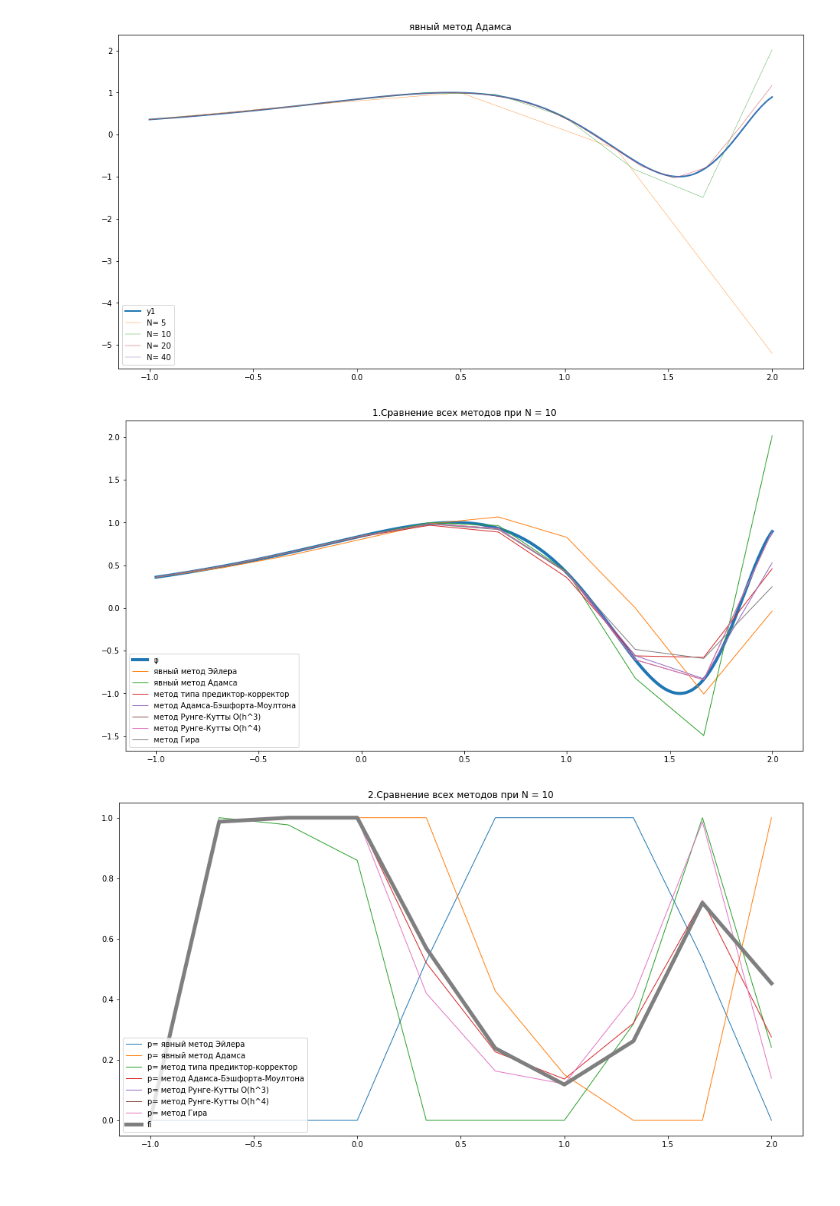
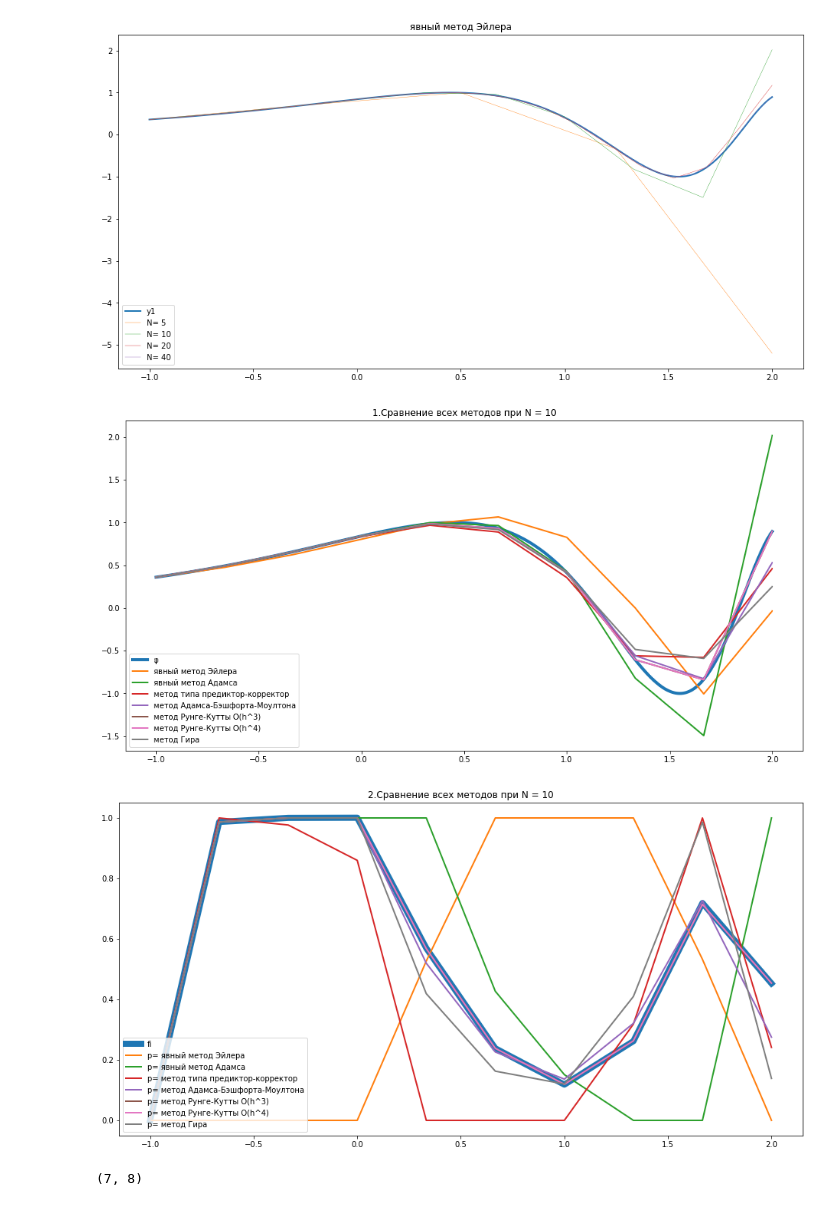
Before and after one commit to Raser23/CalculationMethods2019_1, a Jupyter notebook: All.ipynb, the cells around one changed output. Cells and saved outputs as stored; diff of their text form; code cells hidden in the pictures.

```diff
--- a/All.ipynb
+++ b/All.ipynb
@@ -18,6 +18,10 @@ def dfi(x):
 
 def f(x, y):
     return dfi(x) + k * (y - fi(x))
+
+
+def fi_m(x, initial_y, f):
+    return fi(x)
 # %%
 class Method:
     def __init__(self, x0,xN,k,N, method_f,p,
@@ -77,13 +87,22 @@ k = 0
 x0 = -1
 xN = 2
 
-euler_method = Method(x0,xN,k,N,euler,1, name = 'явный метод Эйлера')
-adams_method = Method(x0,xN,k,N,adams,4, name = 'явный метод Адамса')
-pc_method = Method(x0,xN,k,N,pred_corr,2, name = 'метод типа предиктор-корректор', is_iter = True, _lambda = 0.01)
-abm_method = Method(x0,xN,k,N,abm,4, name = 'метод Адамса-Бэшфорта-Моултона')
-rka_method = Method(x0,xN,k,N,rk_a,3, name = 'метод Рунге-Кутты O(h^3)')
-rkb_method = Method(x0,xN,k,N,rk_b,4, name = 'метод Рунге-Кутты O(h^4)')
-gir_method = Method(x0,xN,k,N,gir,4,require_additional = True, fi = fi,dfi= dfi, name = 'метод Гира')
+fi_method = Method(x0,xN,0,N,fi_m,1, name = 'Исходная функция')
+euler_method = Method(x0,xN,k,N,euler,1, name = 'явный метод Эйлера', y_num_to_start = 1)
+adams_method = Method(x0,xN,k,N,adams,4, name = 'явный метод Адамса', y_num_to_start = 4)
+pc_method = Method(x0,xN,k,N,pred_corr,2, name = 'метод типа предиктор-корректор', is_iter = True, _lambda = 0.01, y_num_to_start = 1)
+abm_method = Method(x0,xN,k,N,abm,4, name = 'метод Адамса-Бэшфорта-Моултона', y_num_to_start = 4, starter = fi_method)
+rka_method = Method(x0,xN,k,N,rk_a,3, name = 'метод Рунге-Кутты O(h^3)', y_num_to_start = 1)
+rkb_method = Method(x0,xN,k,N,rk_b,4, name = 'метод Рунге-Кутты O(h^4)', y_num_to_start = 1)
+gir_method = Method(x0,xN,k,N,gir,4,require_additional = True, fi = fi,dfi= dfi, name = 'метод Гира', y_num_to_start = 4)
+
+euler_method.starter = fi_method
+adams_method.starter = rkb_method
+pc_method.starter = fi_method
+abm_method.starter = rkb_method
+rka_method.starter =  fi_method
+rkb_method.starter = fi_method
+gir_method.starter = rkb_method
 
 methods = [euler_method,adams_method,pc_method,abm_method,rka_method,rkb_method,gir_method]
 method_count = len(methods)
@@ -117,7 +139,7 @@ print(eps_max)
 1.1233357523889014
 # %%
 N_start = 5
-method = adams_method
+method = euler_method
 
 
 fig = plt.figure(figsize=(16,8))
@@ -184,24 +206,26 @@ nodes_draw = np.linspace(x0, xN, _N)
 plt.plot(nodes_draw, fi(nodes_draw), label='φ', linewidth=4)
 
 for i in range(method_count):
-    plt.plot(nodes, calculation_results[i], label=str(methods[i].name), linewidth=1)
+    plt.plot(nodes, calculation_results[i], label=str(methods[i].name), linewidth=2)
 
 plt.legend(loc='lower left')
 plt.savefig('test1.png',dpi = 200)
 # %% [output]
-[figure, old version]
+[figure, new version]
 # %%
 fig = plt.figure(figsize=(16,8))
 plt.title('2.Сравнение всех методов при N = ' + str(current_n))
 
+
+plt.plot(nodes,(-y_min) / (y_delta),label='fi', linewidth=8)
 counter = 0
 for y in y_scaled:
-    plt.plot(nodes, y, label='p= '+str(methods[counter].name), linewidth=1)
+    plt.plot(nodes, y, label='p= '+str(methods[counter].name), linewidth=2)
     counter+=1
 
-plt.plot(nodes,(-y_min) / (y_delta),label='fi', linewidth=5)
+
 plt.legend(loc='lower left')
 #plt.show()
 plt.savefig('test3.png',dpi = 200)
 # %% [output]
-[figure, old version]
+[figure, new version]
@@ -209,13 +244,11 @@ plt.savefig('test3.png',dpi = 200)
 import pandas as pd
 from math import log
 
-iteration_count = 10
+iteration_count = 9
 
 N_test =( 5 * (2**np.linspace(0,iteration_count-1,iteration_count))).astype('int32')
 
-
-
-result = np.zeros((method_count,iteration_count))
+result = np.zeros((method_count,iteration_count ))
 
 i = -1
 for n in N_test:
@@ -228,20 +261,21 @@ for n in N_test:
         y_method = method.calculate(y_fi[:4],f, N = n )
         _,_,eps = compare(y_fi,y_method)
         result[j,i] = eps
-        pass
 
 methods_names = [m.name for m in methods]
 err_df = pd.DataFrame(result, index=methods_names, columns=list(N_test))
 
 
-p_calculated = np.zeros((method_count,iteration_count -1))
+p_calculated = calculate_real_p(result)
+
+p_calculated_real = np.concatenate([p_calculated, np.zeros((method_count,1))], axis = 1)
+
 for method_num in range(method_count):
-    for i in range(iteration_count - 1):
-        p_calculated[method_num,i] = log( \
-                                         abs( err_df.iloc[method_num,i] / err_df.iloc[method_num,i+1] )\
-                                        ) / log(2)
+    p_calculated_real[method_num,iteration_count-1] = methods[method_num].p
 
-p_calculated_df = pd.DataFrame(p_calculated, index=methods_names, columns=list(N_test)[:-1])
+p_calculated_df = pd.DataFrame(p_calculated_real, index=methods_names, columns=list(N_test)[:-1] +['p'] )
+# %% [output]
+(7, 8)
 # %%
 pd.options.display.float_format = '{:.2e}'.format
 err_df
```
Also changed, not shown: parts of 6 cells of this notebook, 3 other files.
